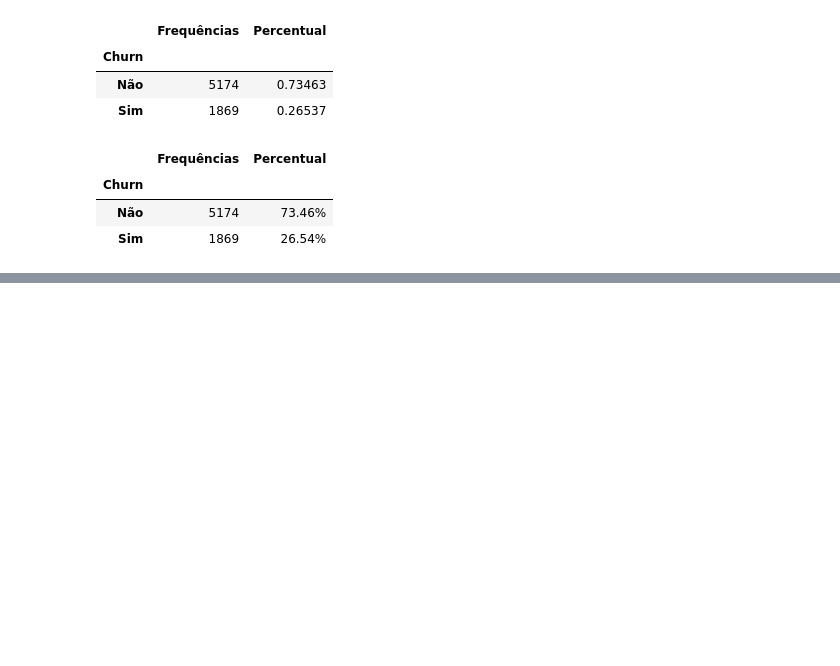
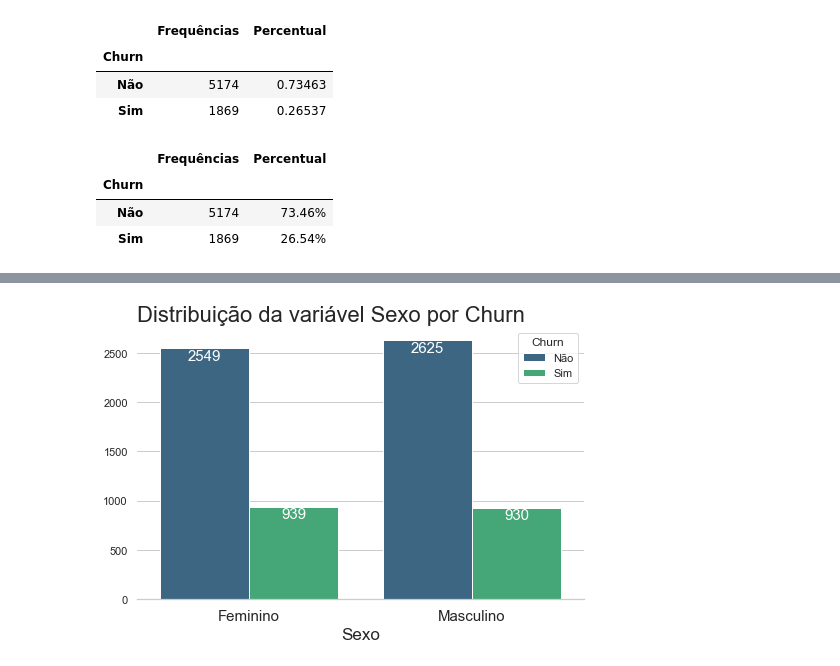
Before and after one commit to Dev-Zz/alura_challenge, a Jupyter notebook: Alura Challenge/Alura Challenge Semana 2.ipynb, the cells around one changed output, grey strips where cells are left out. Saved outputs shown, nothing was run; the diff lists cells and outputs as text; code cells hidden in the pictures; blank space fills up the shorter version.

```diff
--- a/Alura Challenge/Alura Challenge Semana 2.ipynb
+++ b/Alura Challenge/Alura Challenge Semana 2.ipynb
@@ -73,0 +103,8 @@ Pass the following variable as a keyword arg: x. From version 0.12, the only val
+# %%
+plot_countplot(data=dataset,
+               x='Sexo',
+               title='Distribuição da variável Sexo por Churn',
+               label_x='Sexo',
+               hue='Churn')
+# %% [output]
+[figure, added]
```
Also changed, not shown: parts of 23 cells of this notebook, 2 other files.
